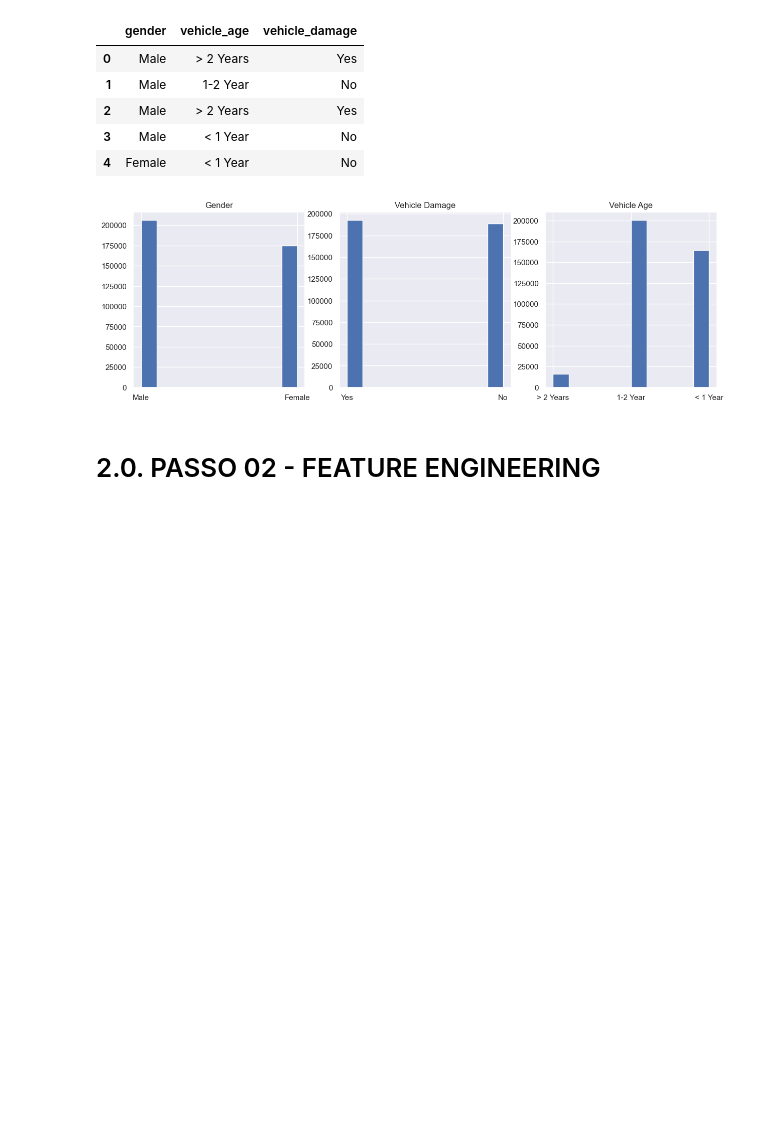
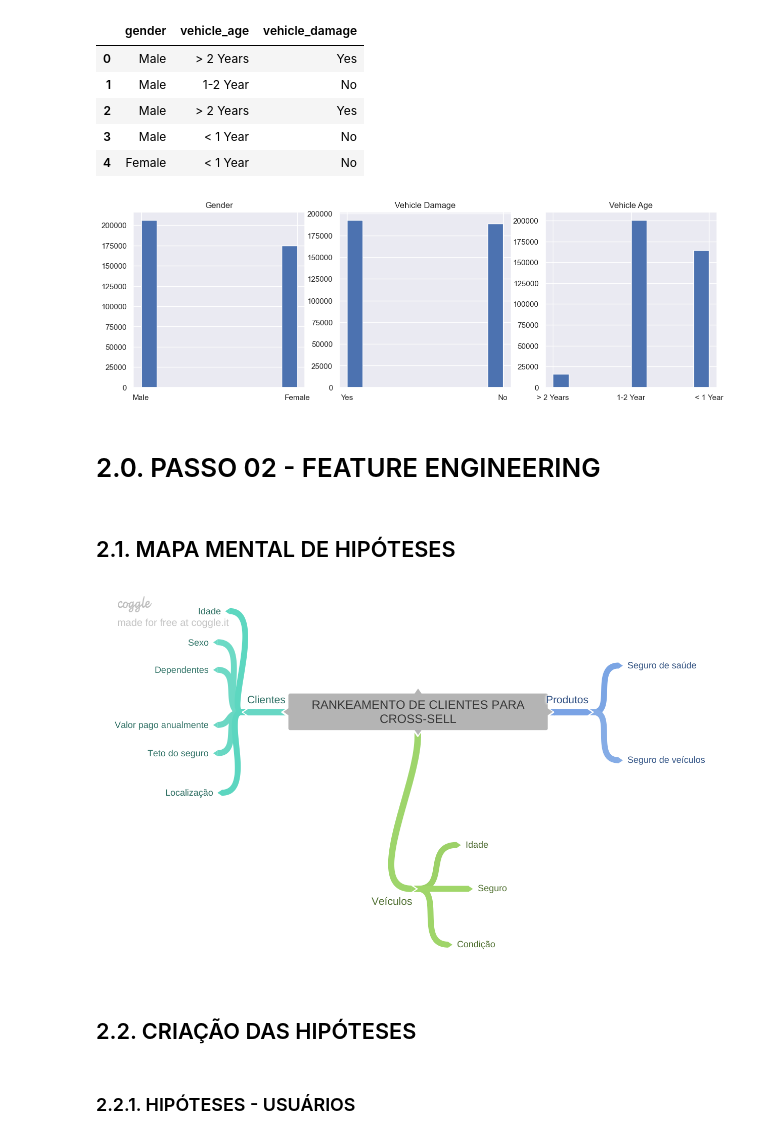
Before and after one commit to danielcbd/health_insurance, a Jupyter notebook: sprint01_health_insurance_cross_sell.ipynb, the cells around one changed output. Saved outputs shown, nothing was run; the diff lists cells and outputs as text; code cells hidden in the pictures; blank space fills up the shorter version.

```diff
--- a/sprint01_health_insurance_cross_sell.ipynb
+++ b/sprint01_health_insurance_cross_sell.ipynb
@@ -168,3 +170,14 @@ cat_attributes['vehicle_age'].hist().set_title('Vehicle Age');
 # 2.0. PASSO 02 - FEATURE ENGINEERING
 # %%
 df2 = df1.copy()
+# %% [markdown]
+## 2.1. MAPA MENTAL DE HIPÓTESES
+# %%
+mind_map = Image('../img/rankeamento_cross_sell.png')
+mind_map
+# %% [output]
+[figure, added]
+# %% [markdown]
+## 2.2. CRIAÇÃO DAS HIPÓTESES
+# %% [markdown]
+### 2.2.1. HIPÓTESES - USUÁRIOS
```
Also changed, not shown: parts of 18 cells of this notebook.
